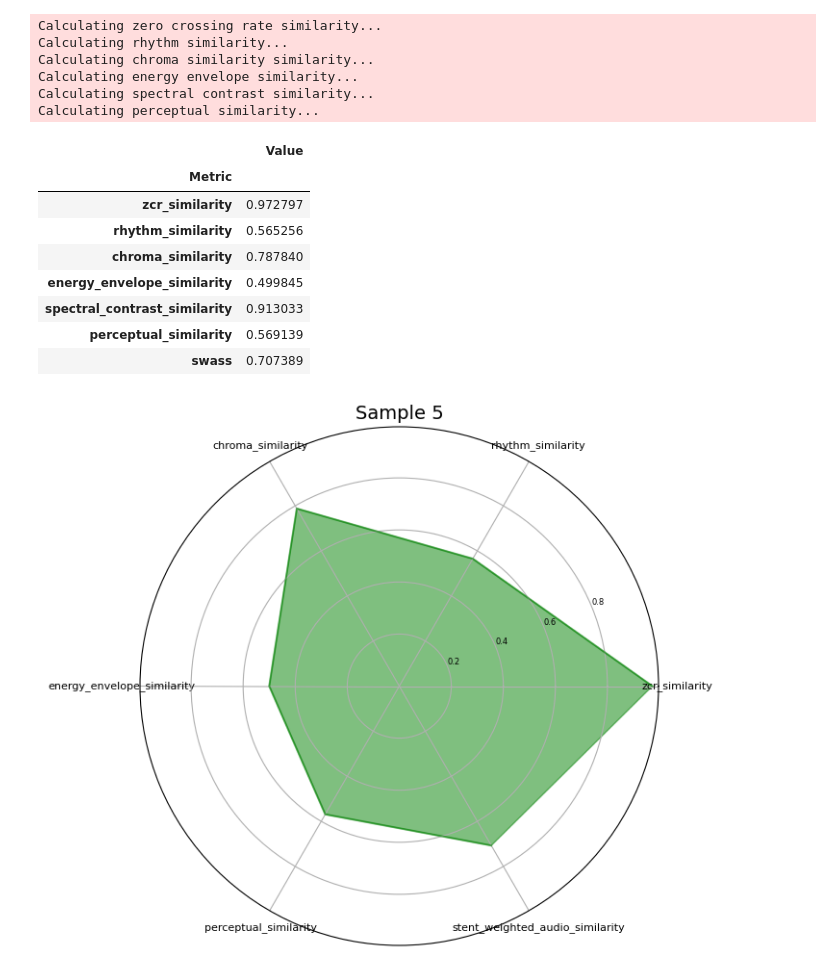
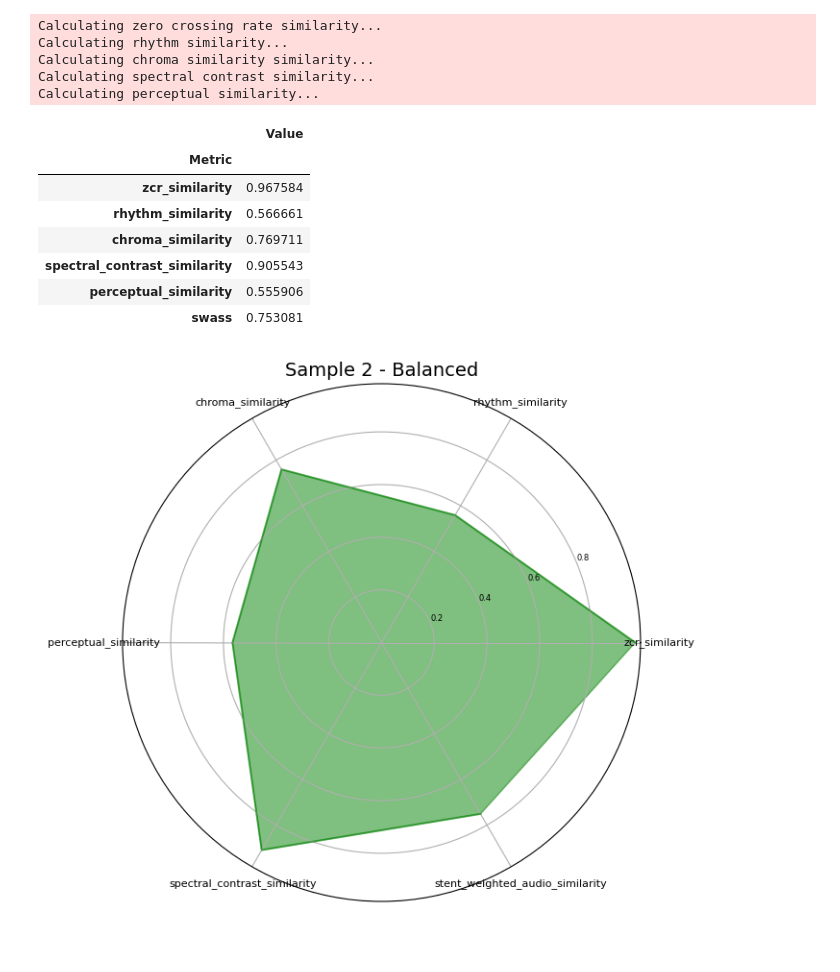
Before and after one commit to markstent/audio-similarity, a Jupyter notebook: notebooks/demo.ipynb, the cells around one changed output. Saved outputs shown, nothing was run; the diff lists cells and outputs as text; code cells hidden in the pictures; blank space fills up the shorter version.

```diff
--- a/notebooks/demo.ipynb
+++ b/notebooks/demo.ipynb
@@ -15,16 +17,23 @@ sys.path.append(parent_dir)
 
 from audio_similarity.audio_similarity import AudioSimilarity
 # %%
-original_audio = '/original/path'  # Load the original audio data as a numpy array
-compare_audio = 'compare/path'  # Load the generated audio data as a numpy array
+original_audio = '/audio/original'  # Load the original audio data as a numpy array
+compare_audio = '/audio/compare/5.mp3'  # Load the generated audio data as a numpy array
 sr = 22050
 # %%
 # Create an instance of AudioSimilarity with custom weights in dictionary (optional)
 weights_dict = {
-    'zcr_similarity': 0.1,
+    'zcr_similarity': 0.2,
     'rhythm_similarity': 0.2,
     'chroma_similarity': 0.2,
-    'energy_envelope_similarity': 0.2,
+    'spectral_contrast_similarity': 0.2,
+    'perceptual_similarity': 0.2
+}
+
+weights_dict_weighted = {
+    'zcr_similarity': 0.2,
+    'rhythm_similarity': 0.3,
+    'chroma_similarity': 0.2,
     'spectral_contrast_similarity': 0.2,
     'perceptual_similarity': 0.1
 }
@@ -43,30 +52,28 @@ df
 Calculating zero crossing rate similarity...
 Calculating rhythm similarity...
 Calculating chroma similarity similarity...
-Calculating energy envelope similarity...
 Calculating spectral contrast similarity...
 Calculating perceptual similarity...
 |  | Value |
 | Metric |  |
-| zcr_similarity | 0.972797 |
-| rhythm_similarity | 0.565256 |
-| chroma_similarity | 0.787840 |
-| energy_envelope_similarity | 0.499845 |
-| spectral_contrast_similarity | 0.913033 |
-| perceptual_similarity | 0.569139 |
-| swass | 0.707389 |
+| zcr_similarity | 0.967584 |
+| rhythm_similarity | 0.566661 |
+| chroma_similarity | 0.769711 |
+| spectral_contrast_similarity | 0.905543 |
+| perceptual_similarity | 0.555906 |
+| swass | 0.753081 |
 # %%
 
 audio_similarity.plot(metrics=None,
                       option='radar',
                       figsize=(10, 7),
                       color1='red',
                       color2='green',
                       dpi=100,
                       savefig=False,
                       fontsize=6,
                       label_fontsize=8,
                       title_fontsize=14,
-                      alpha=0.5, title='Sample 5')
+                      alpha=0.5, title='Sample 2 - Balanced')
 # %% [output]
-[figure, old version]
+[figure, new version]
```
Also changed, not shown: parts of 1 cell of this notebook, 3 other files.
